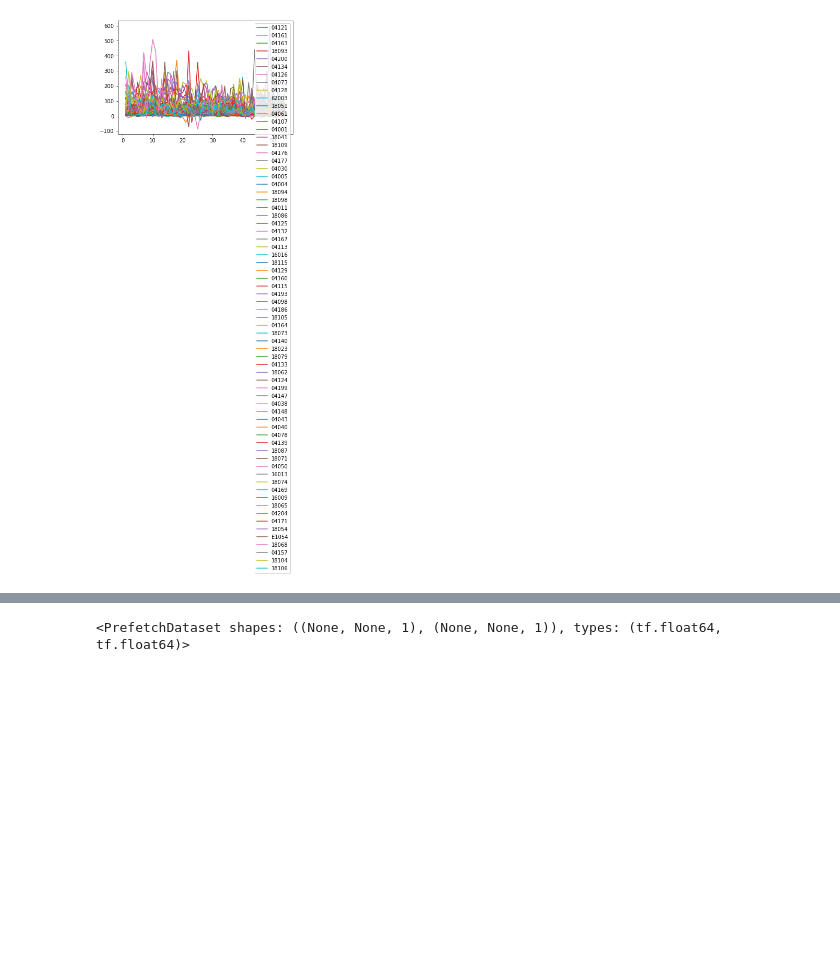
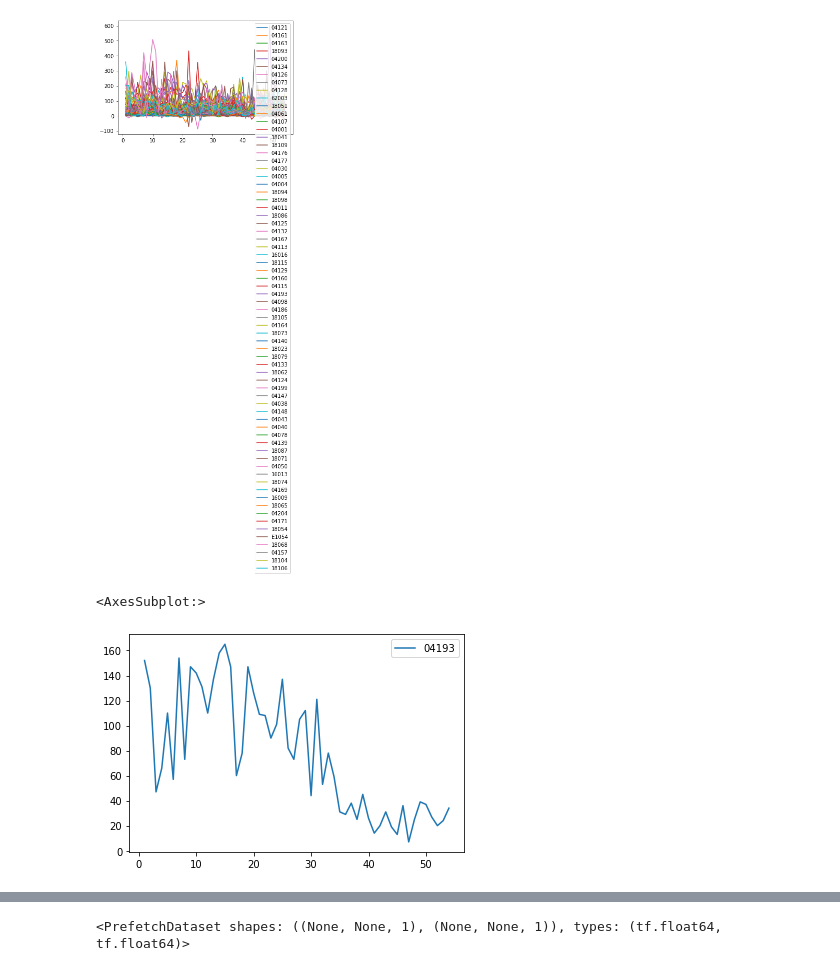
Before and after one commit to IritaSee/product_performance_blstm, a Jupyter notebook: Model per Cluster with sample product/cluster0.ipynb, the cells around one changed output, grey strips where cells are left out. Saved outputs shown, nothing was run; the diff lists cells and outputs as text; code cells hidden in the pictures; blank space fills up the shorter version.

```diff
--- a/Model per Cluster with sample product/cluster0.ipynb
+++ b/Model per Cluster with sample product/cluster0.ipynb
@@ -92,6 +92,11 @@ c0.T.plot()
 # %%
 #Ambil satu sample dari cluster 0
 c0 = c0.sample()
+# %%
+c0.T.plot()
+# %% [output]
+<AxesSubplot:>
+[figure, added]
 # %%
 #next, buat dia kayak mejeneng time series seperti biasanya, which is datanya ke bawah, tapi di average per tanggal
 new_c0=[]
```
Also changed, not shown: parts of 9 cells of this notebook, 6 other files.
